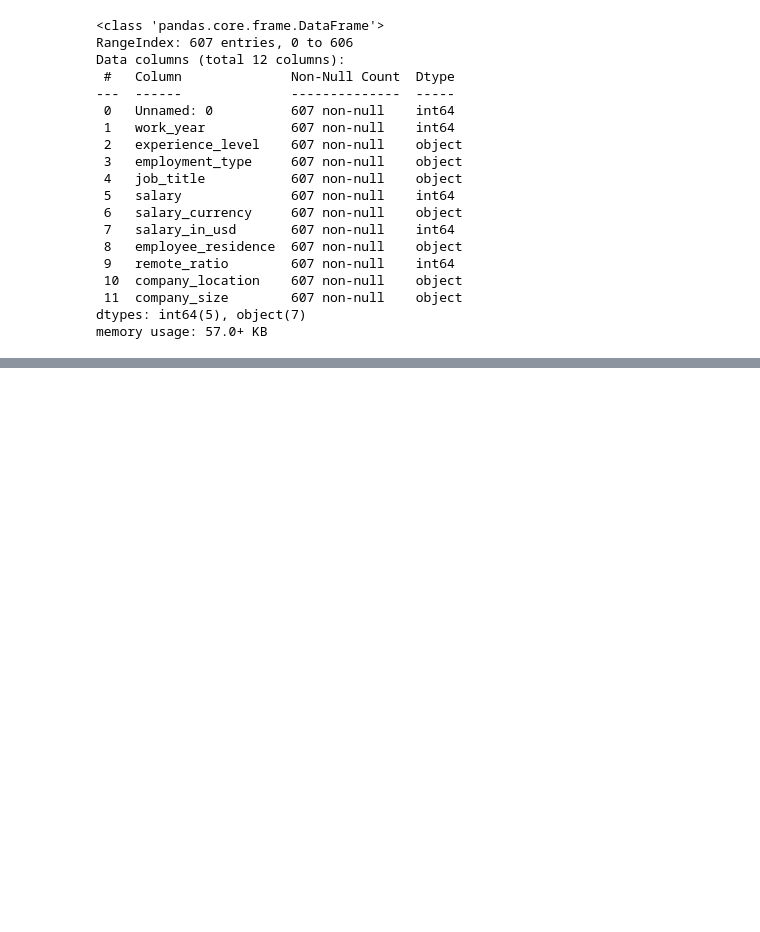
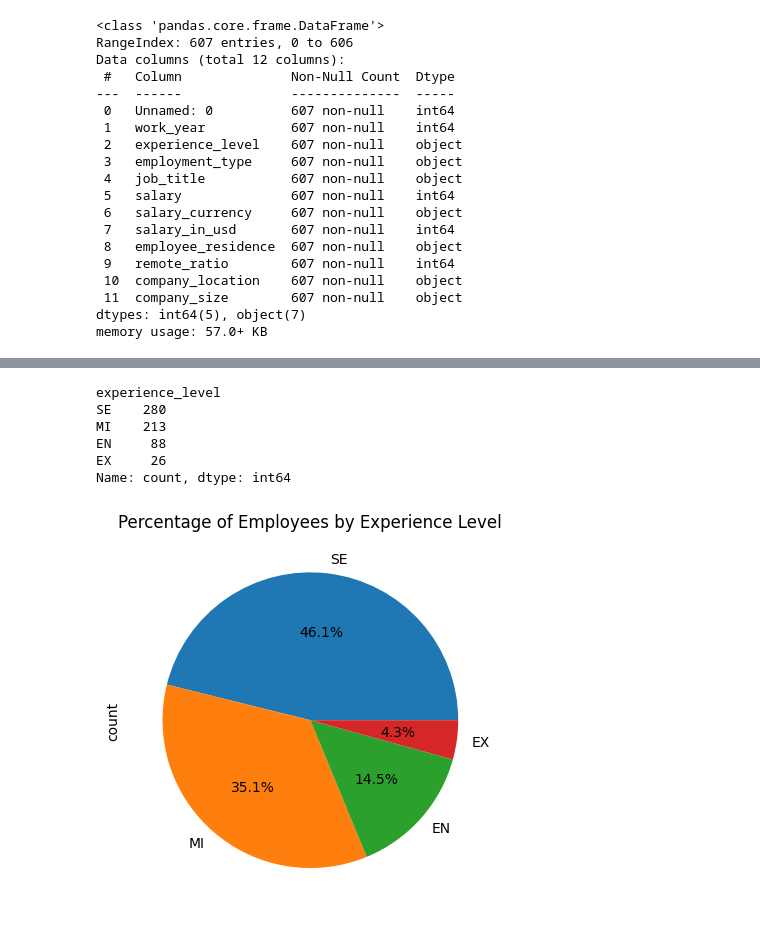
Before and after one commit to NacuAndrei/DataScience-JobSalaries, a Jupyter notebook: DataScienceSalaries.ipynb, the cells around one changed output, grey strips where cells are left out. Cells and saved outputs as stored; diff of their text form; code cells hidden in the pictures; blank space fills up the shorter version.

```diff
--- a/DataScienceSalaries.ipynb
+++ b/DataScienceSalaries.ipynb
@@ -67,0 +96,18 @@ df.drop(df[['Unnamed: 0']],axis=1, inplace=True)
+# %%
+df['experience_level'].value_counts()
+# %% [output]
+experience_level
+SE    280
+MI    213
+EN     88
+EX     26
+Name: count, dtype: int64
+# %%
+experience_counts = df['experience_level'].value_counts()
+experience_percentages = experience_counts / df.shape[0] * 100
+
+experience_percentages.plot.pie(autopct='%1.1f%%')
+plt.title('Percentage of Employees by Experience Level')
+plt.show()
+# %% [output]
+[figure, added]
```
Also changed, not shown: parts of 7 cells of this notebook.
